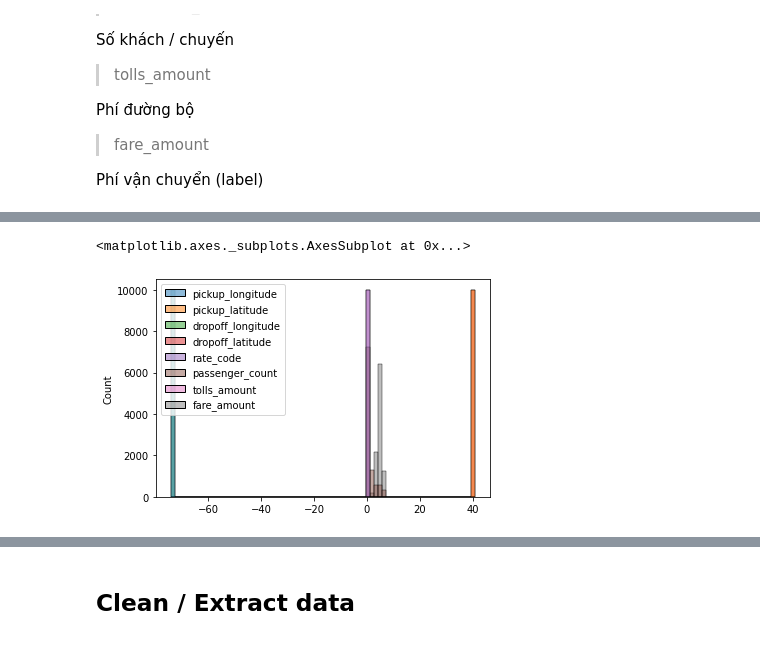
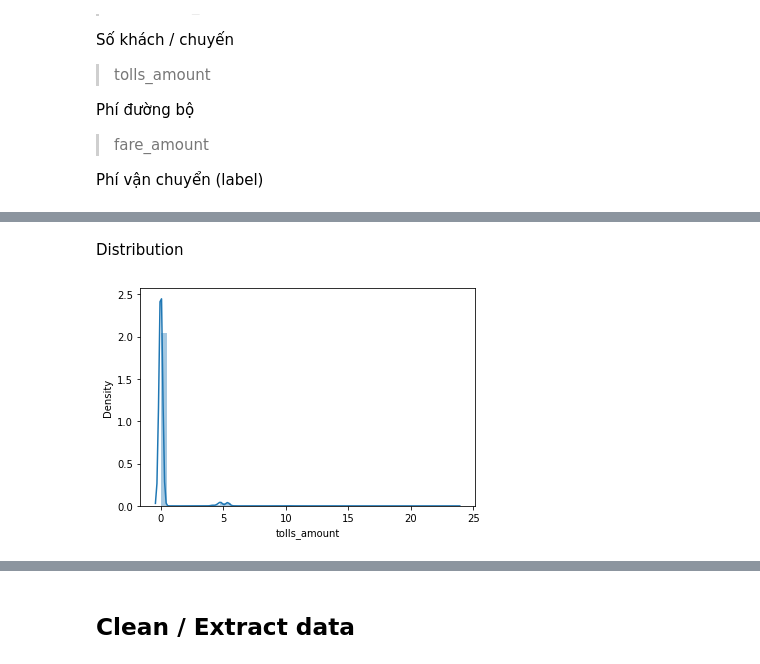
Before and after one commit to VietinBank/training-resources, a Jupyter notebook: labs/lab3_vtb_eda_feature_engineering_lab.ipynb, the cells around one changed output, grey strips where cells are left out. Saved outputs shown, nothing was run; the diff lists cells and outputs as text; code cells hidden in the pictures.

```diff
--- a/labs/lab3_vtb_eda_feature_engineering_lab.ipynb
+++ b/labs/lab3_vtb_eda_feature_engineering_lab.ipynb
@@ -124,5 +138,6 @@ sns.pairplot(data)
+# %% [markdown]
+Distribution
 # %%
-sns.histplot(data)
+sns.distplot(data['tolls_amount']);
 # %% [output]
-<matplotlib.axes._subplots.AxesSubplot at 0x...>
-[figure, old version]
+[figure, new version]
```
Also changed, not shown: parts of 37 cells of this notebook, 1 other file.
